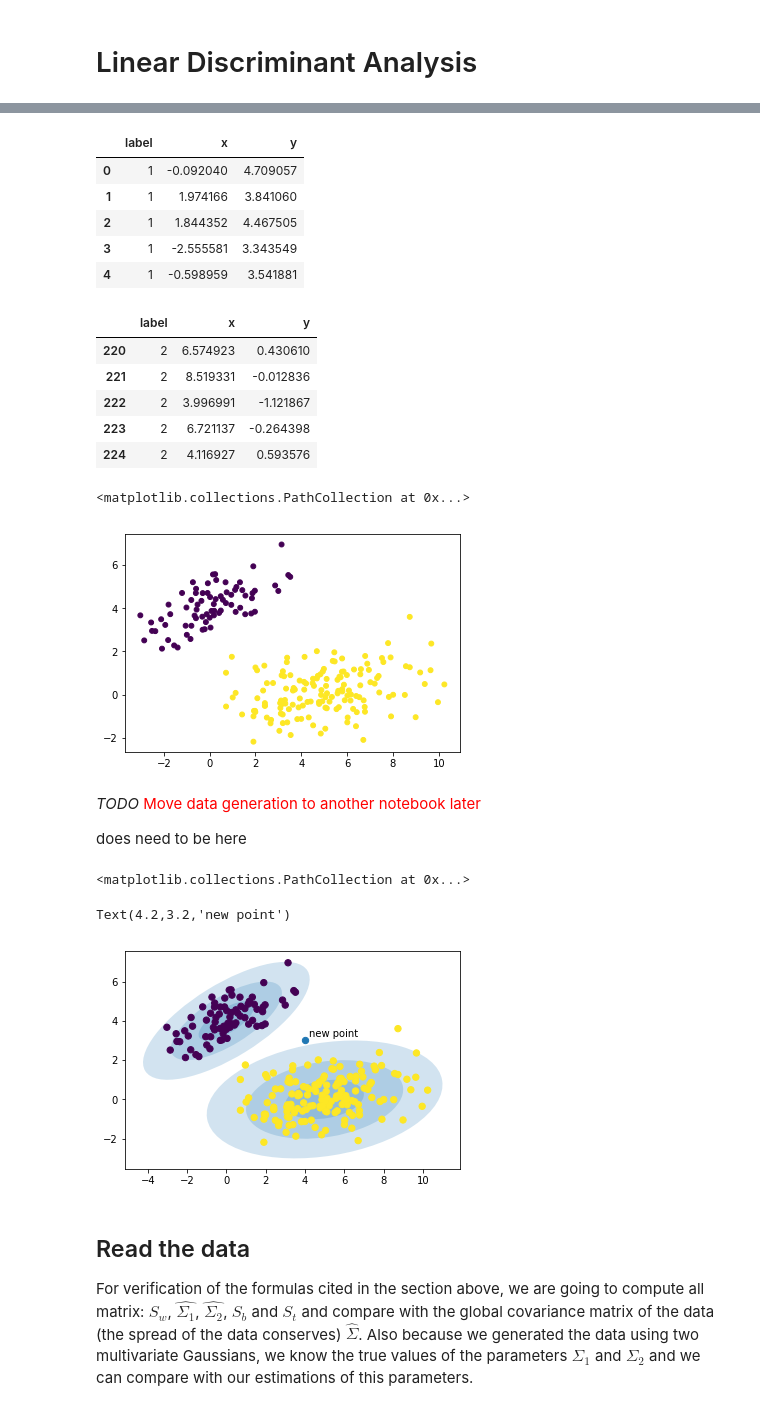
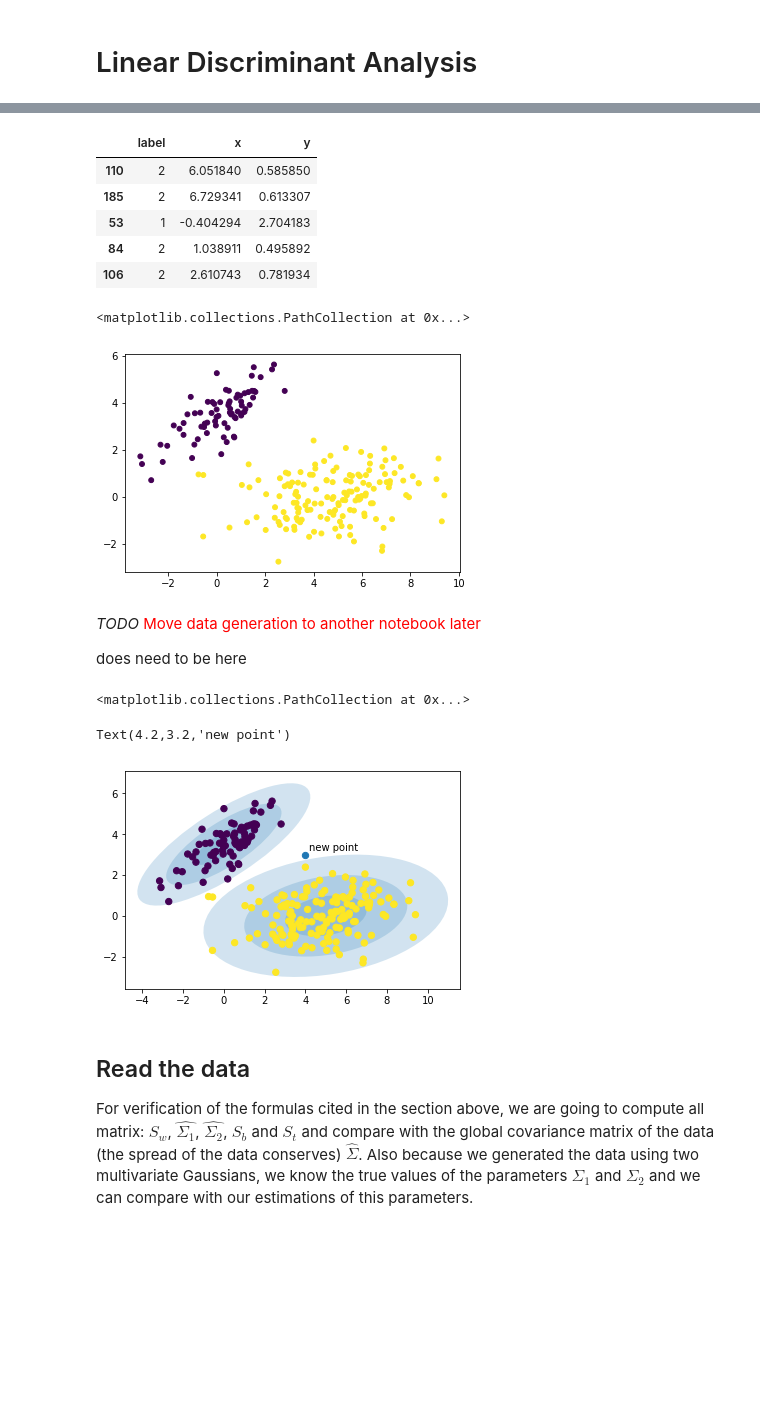
Before and after one commit to leandroohf/machine_learning_algorithms, a Jupyter notebook: 2018-06-18-lhof-simulated_data.ipynb, the cells around one changed output, grey strips where cells are left out. Cells and saved outputs as stored; diff of their text form; code cells hidden in the pictures; blank space fills up the shorter version.

Commit message:
dev: Add new axis plot

```diff
--- a/2018-06-18-lhof-simulated_data.ipynb
+++ b/2018-06-18-lhof-simulated_data.ipynb
@@ -158,49 +161,42 @@ InteractiveShell.ast_node_interactivity = "all"
 ### Setup
 # set random seed
 rand.seed(2018)
 
 # 2 clusters
 # not that both covariance matrices are diagonal
-mu1 = [0.0, 4.0]
-Sigma1 = [ [2.0, 1.0], [1.0, 1.0] ]
+mu1 = [0.0, 3.5]
+Sigma1 = [ [2.0, 1.1], [1.1, 1.0] ]
 
 mu2 = [5.0, 0.0]
 Sigma2 = [ [4.0, 0.50], [0.50, 1.0] ]
 
 # generate samples
 N1 = 75
 N2 = 150
 x1, y1 = np.random.multivariate_normal(mu1, Sigma1, N1).T
 x2, y2 = np.random.multivariate_normal(mu2, Sigma2, N2).T
 
 xs = np.concatenate((x1, x2))
 ys = np.concatenate((y1, y2))
 labels = ([1] * N1) + ([2] * N2)
 
 data = {'x': xs, 'y': ys, 'label': labels}
 df = pd.DataFrame(data=data)
 
 # inspect the data
-df.head()
-df.tail()
+df.sample(5).head(5)
 
 fig = plt.figure()
 plt.scatter(data['x'], data['y'], 24, c=data['label'])
 # %% [output]
 |  | label | x | y |
-| 0 | 1 | -0.092040 | 4.709057 |
-| 1 | 1 | 1.974166 | 3.841060 |
-| 2 | 1 | 1.844352 | 4.467505 |
-| 3 | 1 | -2.555581 | 3.343549 |
-| 4 | 1 | -0.598959 | 3.541881 |
+| 110 | 2 | 6.051840 | 0.585850 |
+| 185 | 2 | 6.729341 | 0.613307 |
+| 53 | 1 | -0.404294 | 2.704183 |
+| 84 | 2 | 1.038911 | 0.495892 |
+| 106 | 2 | 2.610743 | 0.781934 |
-|  | label | x | y |
-| 220 | 2 | 6.574923 | 0.430610 |
-| 221 | 2 | 8.519331 | -0.012836 |
-| 222 | 2 | 3.996991 | -1.121867 |
-| 223 | 2 | 6.721137 | -0.264398 |
-| 224 | 2 | 4.116927 | 0.593576 |
 <matplotlib.collections.PathCollection at 0x...>
-[figure, old version]
+[figure, new version]
 # %% [markdown]
 *TODO* <font color='red'>Move data generation to another notebook later</font>
 
@@ -265,4 +261,4 @@ ax.text(4.2, 3.2, 'new point')
 # %% [output]
 <matplotlib.collections.PathCollection at 0x...>
 Text(4.2,3.2,'new point')
-[figure, old version]
+[figure, new version]
```
Also changed, not shown: parts of 20 cells of this notebook.
